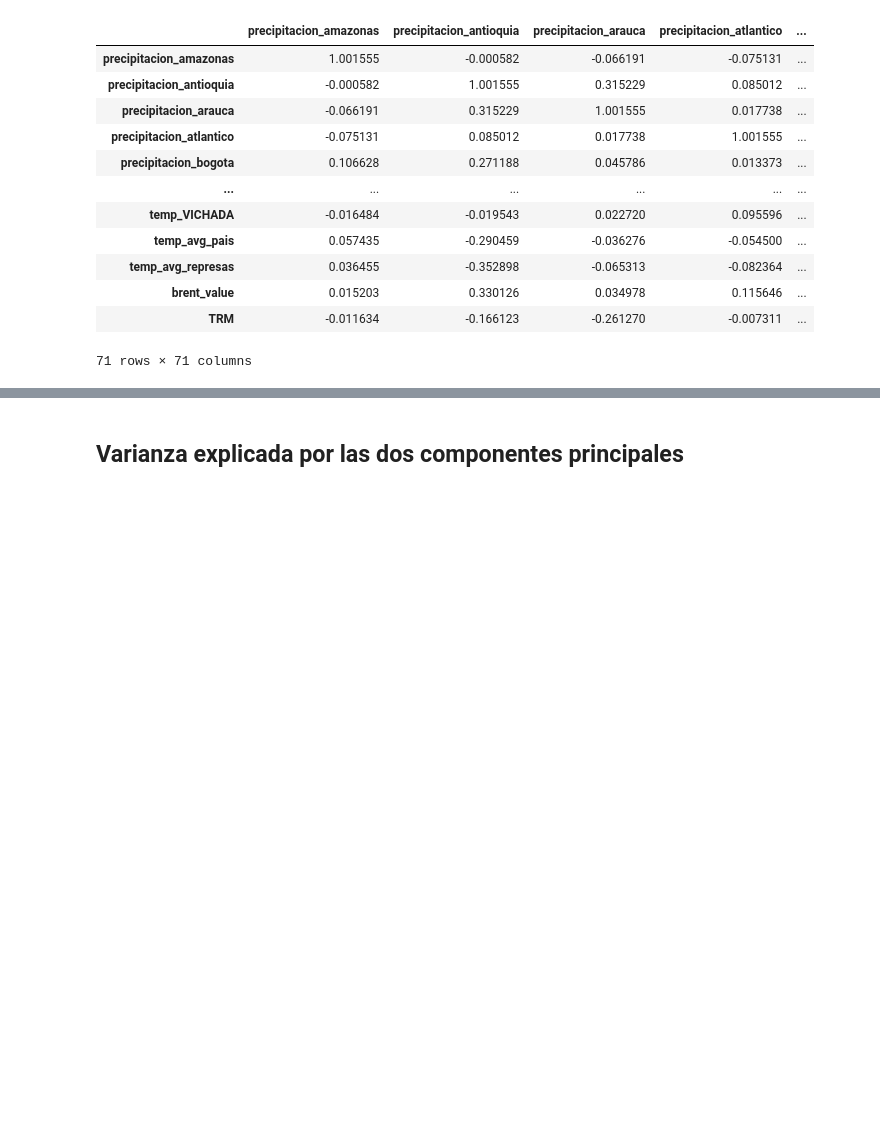
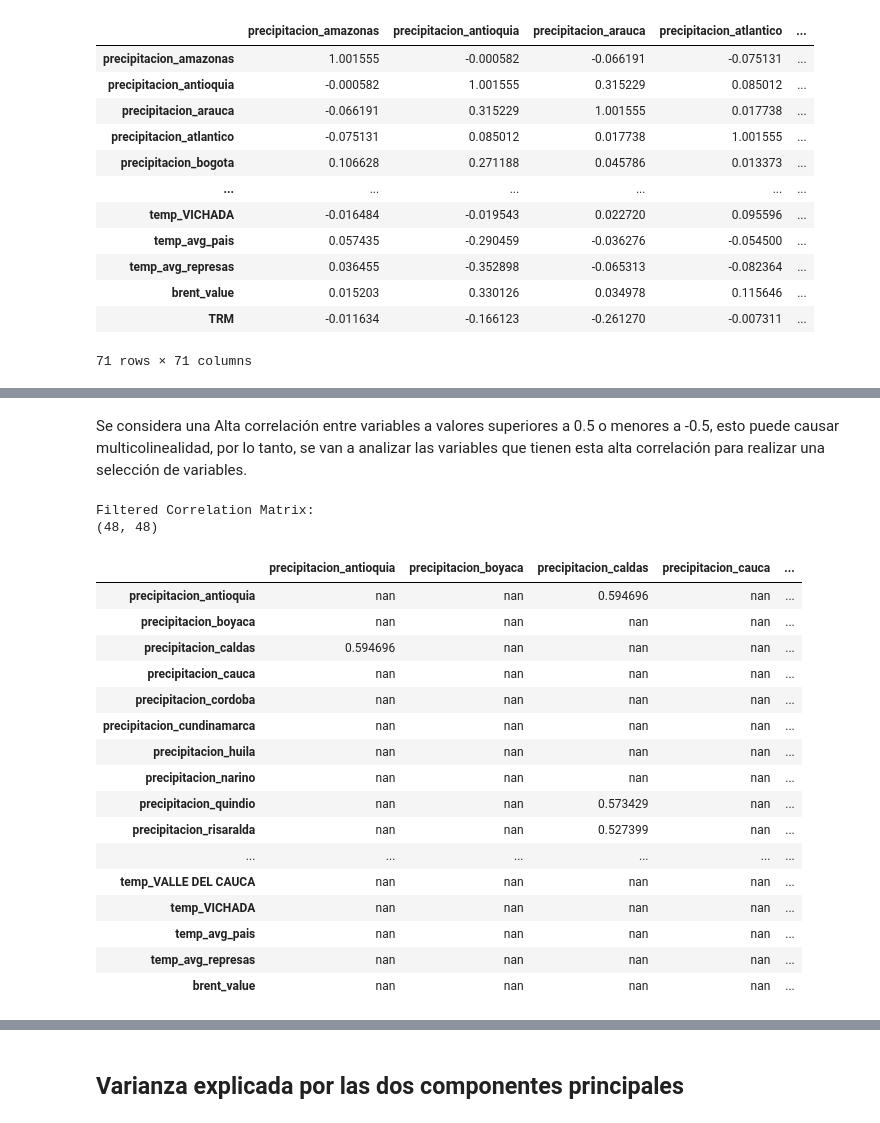
Before and after one commit to maestria-ds-eafit/Proyecto-Integrador-Semestre1, a Jupyter notebook: src/TablesJoined.ipynb, the cells around one changed output, grey strips where cells are left out. Saved outputs shown, nothing was run; the diff lists cells and outputs as text; code cells hidden in the pictures; blank space fills up the shorter version.

```diff
--- a/src/TablesJoined.ipynb
+++ b/src/TablesJoined.ipynb
@@ -121,6 +122,41 @@ scaled_df_corr = scaled_df.corr()
 scaled_df_corr.style.background_gradient(cmap="coolwarm")
 # %% [output]
 [interactive output not drawn]
+# %% [markdown]
+Se considera una Alta correlación entre variables a valores superiores a 0.5 o menores a -0.5, esto puede causar multicolinealidad, por lo tanto, se van a analizar las variables que tienen esta alta correlación para realizar una selección de variables.
+# %%
+# Filter the correlation matrix based on the threshold (e.g., >= 0.5 or <= -0.5)
+threshold = 0.5
+filtered_corr_matrix = scaled_df_corr.where((scaled_df_corr >= threshold) | (scaled_df_corr <= -threshold))
+
+# Display the filtered correlation matrix without NaN values
+print("Filtered Correlation Matrix:")
+filtered_corr_matrix.dropna(how='all', axis=0).dropna(how='all', axis=1)
+filtered_corr_matrix=filtered_corr_matrix.where((filtered_corr_matrix != 1.0))
+filtered_corr_matrix=filtered_corr_matrix.dropna(how='all', axis=0).dropna(how='all', axis=1)
+#filtered_corr_matrix.replace(np.nan,0,inplace=True)
+print(filtered_corr_matrix.shape)
+filtered_corr_matrix.style.background_gradient(cmap="coolwarm", vmin=-1, vmax=1)
+# %% [output]
+Filtered Correlation Matrix:
+(48, 48)
+|  | precipitacion_antioquia | precipitacion_boyaca | precipitacion_caldas | precipitacion_cauca | ... |
+| precipitacion_antioquia | nan | nan | 0.594696 | nan | ... |
+| precipitacion_boyaca | nan | nan | nan | nan | ... |
+| precipitacion_caldas | 0.594696 | nan | nan | nan | ... |
+| precipitacion_cauca | nan | nan | nan | nan | ... |
+| precipitacion_cordoba | nan | nan | nan | nan | ... |
+| precipitacion_cundinamarca | nan | nan | nan | nan | ... |
+| precipitacion_huila | nan | nan | nan | nan | ... |
+| precipitacion_narino | nan | nan | nan | nan | ... |
+| precipitacion_quindio | nan | nan | 0.573429 | nan | ... |
+| precipitacion_risaralda | nan | nan | 0.527399 | nan | ... |
+| ... | ... | ... | ... | ... | ... |
+| temp_VALLE DEL CAUCA | nan | nan | nan | nan | ... |
+| temp_VICHADA | nan | nan | nan | nan | ... |
+| temp_avg_pais | nan | nan | nan | nan | ... |
+| temp_avg_represas | nan | nan | nan | nan | ... |
+| brent_value | nan | nan | nan | nan | ... |
 # %%
 n_components = 2
 pca = PCA(n_components=n_components)  # n_components is the number of components to keep
```
Also changed, not shown: parts of 3 cells of this notebook.
